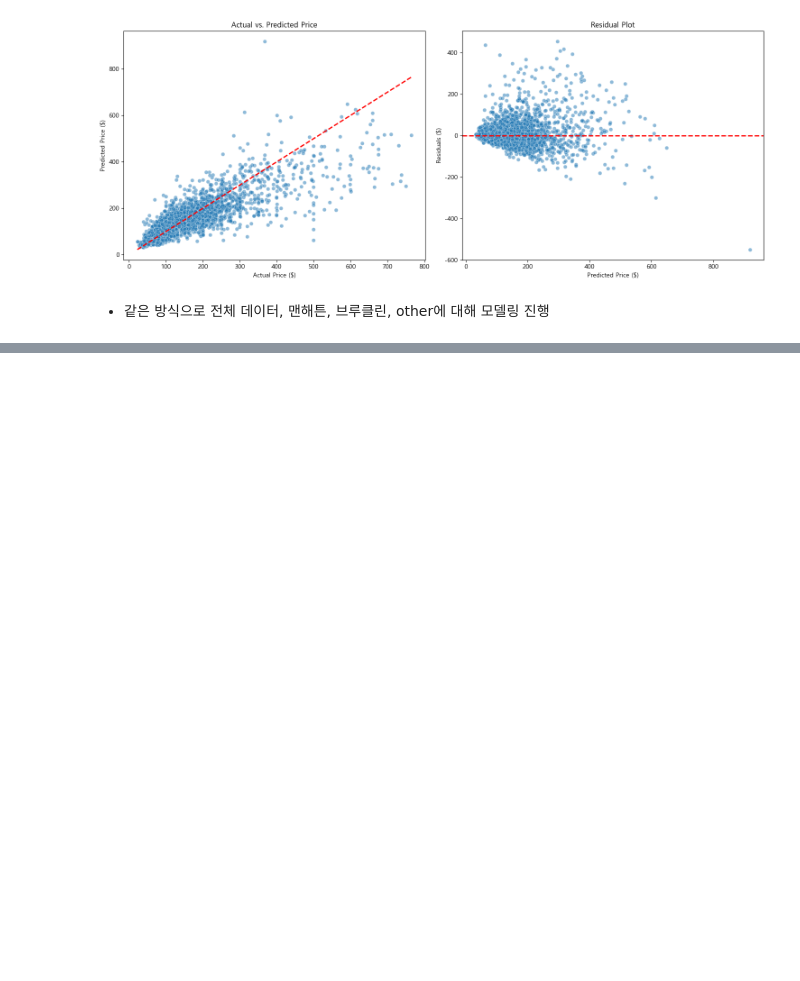
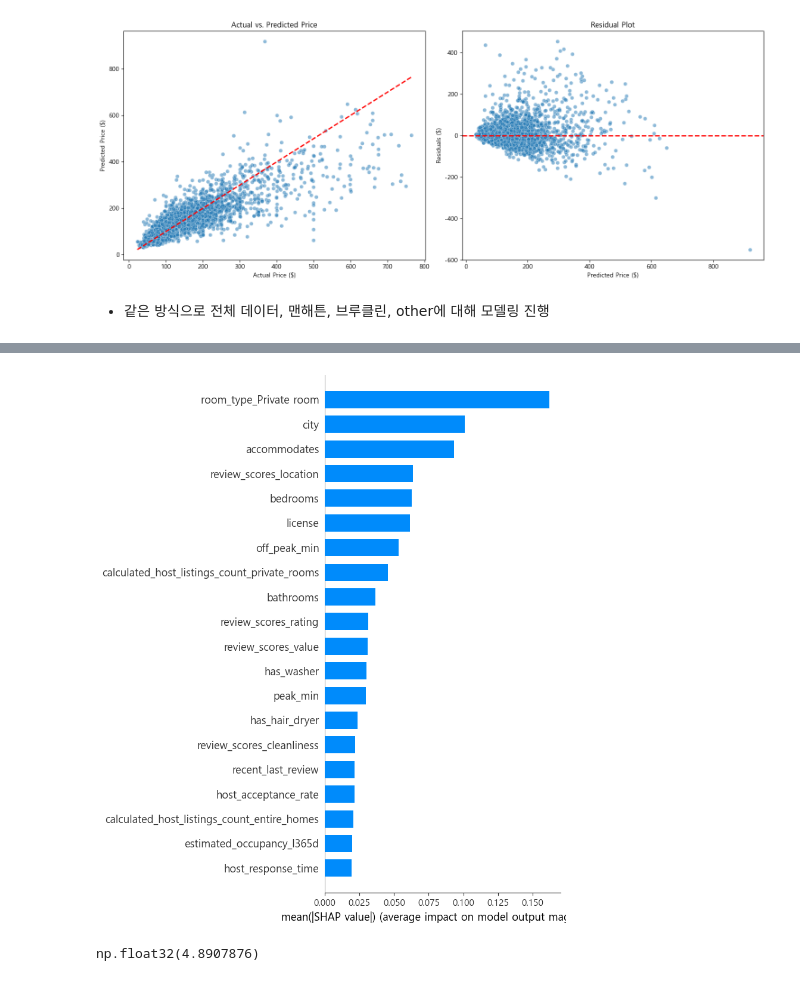
Before and after one commit to sybeom528/airbnb_price_prediction, a Jupyter notebook: notebooks/modeling.ipynb, the cells around one changed output, grey strips where cells are left out. Saved outputs shown, nothing was run; the diff lists cells and outputs as text; code cells hidden in the pictures; blank space fills up the shorter version.

```diff
--- a/notebooks/modeling.ipynb
+++ b/notebooks/modeling.ipynb
@@ -277,0 +290,8 @@ all_model.load_model('results/xgb_model_all.json')
+# %%
+shap.summary_plot(shap_values, X_test, feature_names = feature_names, plot_type = 'bar')
+# %% [output]
+[figure, added]
+# %%
+base_value = explainer.expected_value
+# %% [output]
+np.float32(4.8907876)
```
Also changed, not shown: parts of 10 cells of this notebook, 3 other files.
